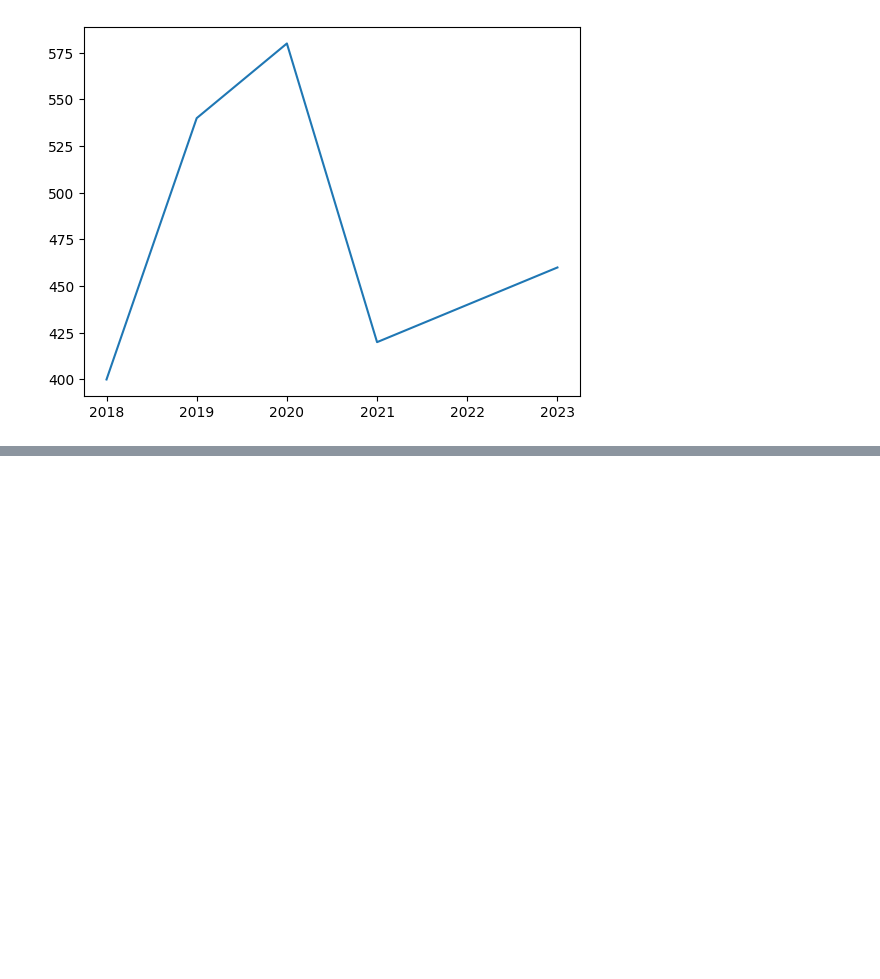
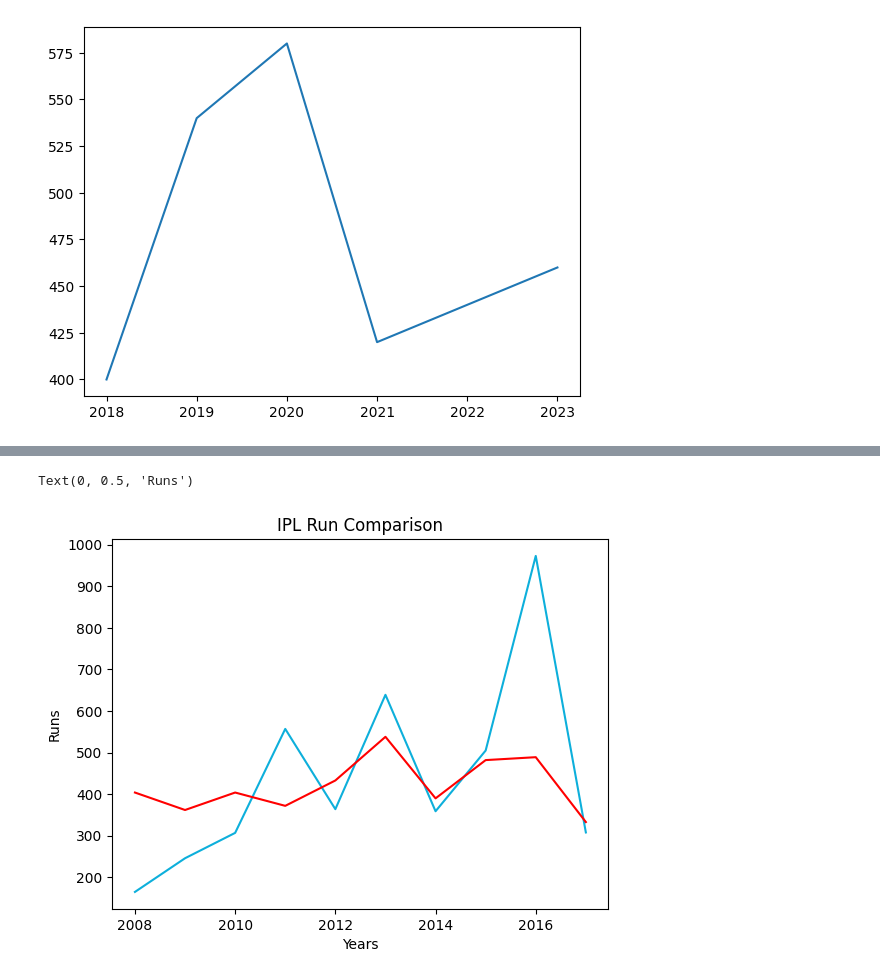
Before and after one commit to akashpagi/MATPLOTLIB-PLOTTING-LIBRARY-FOR-DATA-SCIECNE, a Jupyter notebook: SESSION 23 - MATPLOTLIB.ipynb, the cells around one changed output, grey strips where cells are left out. Cells and saved outputs as stored; diff of their text form; code cells hidden in the pictures; blank space fills up the shorter version.

```diff
--- a/SESSION 23 - MATPLOTLIB.ipynb
+++ b/SESSION 23 - MATPLOTLIB.ipynb
@@ -50,0 +144,10 @@ plt.plot(year,price)
+# %%
+# Colors(hexa code or color name) and linewidth
+plt.plot(batsman['index'],batsman['V Kohli'],color='#0DAFDB')
+plt.plot(batsman['index'],batsman['RG Sharma'],color='r')
+plt.title('IPL Run Comparison')
+plt.xlabel('Years')
+plt.ylabel('Runs')
+# %% [output]
+Text(0, 0.5, 'Runs')
+[figure, added]
```
Also changed, not shown: parts of 18 cells of this notebook.
